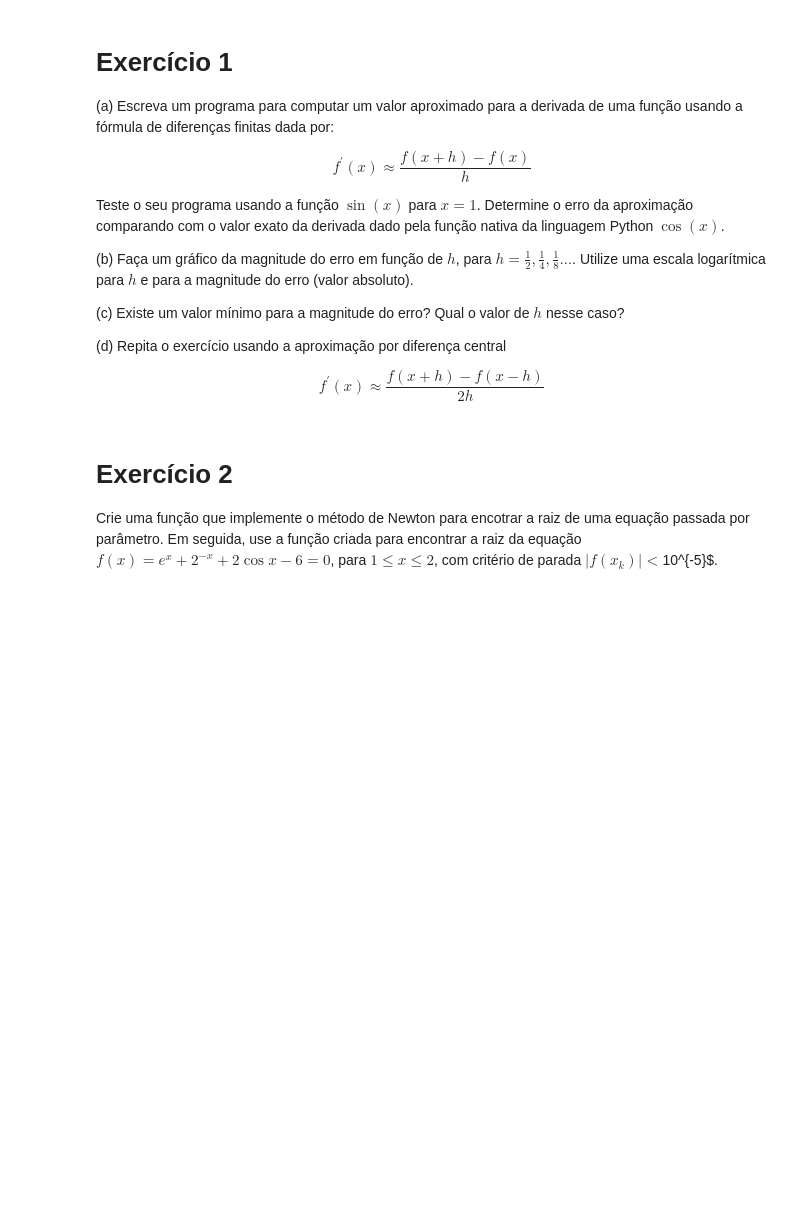
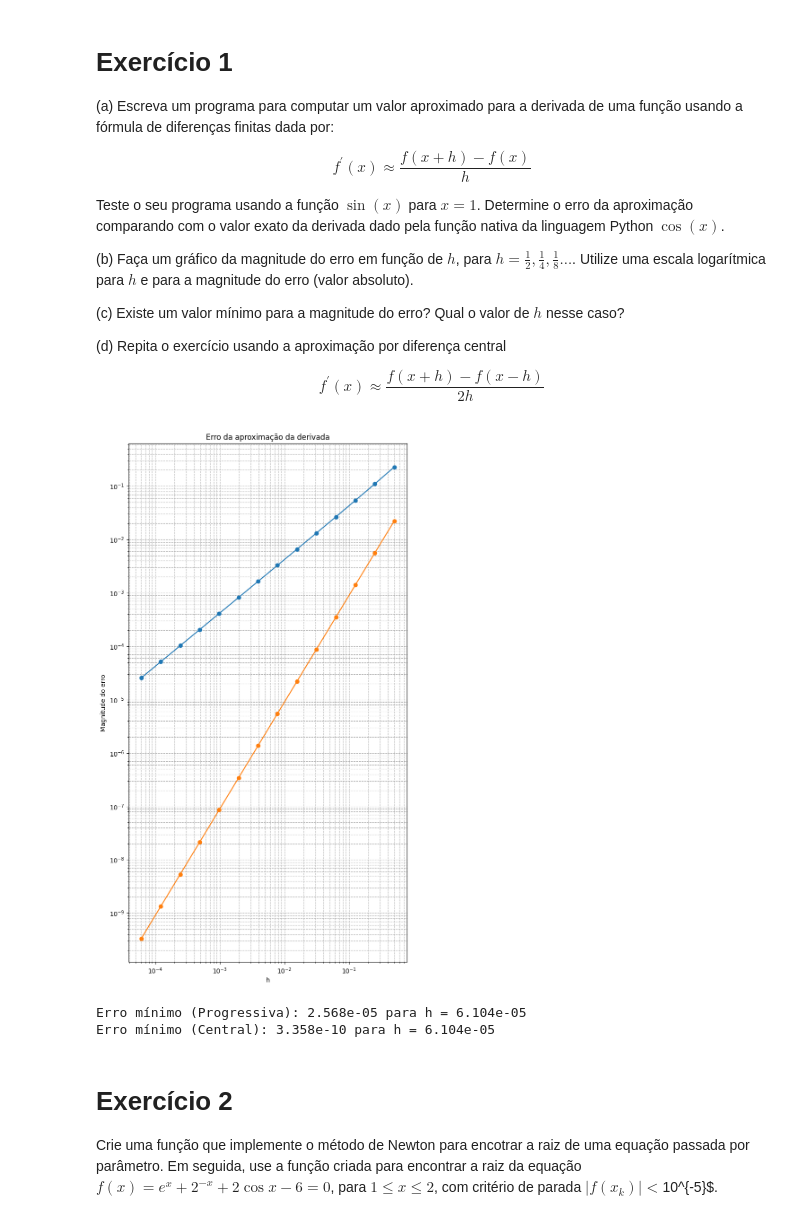
Before and after one commit to MarianaSiano/Calculo_Numerico, a Jupyter notebook: CN_turma_X_P1_2025_3.ipynb, the cells around one changed output. Saved outputs shown, nothing was run; the diff lists cells and outputs as text; code cells hidden in the pictures; blank space fills up the shorter version.

Commit message:
Erro na linha 'h_values = 2.0 ** -np.arange(1, 15)  # h = 1/2, 1/4, ..., 1/16384' corrigido

```diff
--- a/CN_turma_X_P1_2025_3.ipynb
+++ b/CN_turma_X_P1_2025_3.ipynb
@@ -44,38 +44,42 @@ def df_central(f, x, h):
     return (f(x + h) - f(x - h)) / (2 * h)
 
 x0 = 1
-h_values = 2 ** -np.arange(1, 15)  # h = 1/2, 1/4, ..., 1/16384
+h_values = 2.0 ** -np.arange(1, 15)  # h = 1/2, 1/4, ..., 1/16384
 
 erro_progressiva = []
 erro_central = []
 
 # Calcula erros para cada h nas duas aproximações (Letras (a) e (d))
 for h in h_values:
     derivada_prog = df_progressiva(f, x0, h)
     derivada_cent = df_central(f, x0, h)
     erro_p = abs(derivada_prog - df_analitica(x0))
     erro_c = abs(derivada_cent - df_analitica(x0))
     erro_progressiva.append(erro_p)
     erro_central.append(erro_c)
 
 # b) Gráfico do erro vs h (escala log-log)
 plt.figure(figsize=(8, 15))
 plt.loglog(h_values, erro_progressiva, 'o-', label='Diferença Progressiva')
 plt.loglog(h_values, erro_central, 'o-', label='Diferença Central')
 plt.xlabel('h')
 plt.ylabel('Magnitude do erro')
 plt.title('Erro da aproximação da derivada')
 plt.grid(True, which="both", ls="--")
 plt.show()
 
 # c) Encontrar o valor mínimo de erro e h corresponde para cada método
 h_min_progr = h_values[np.argmin(erro_progressiva)]
 h_min_cent = h_values[np.argmin(erro_central)]
 erro_min_progr = min(erro_progressiva)
 erro_min_cent = min(erro_central)
 
 print(f'Erro mínimo (Progressiva): {erro_min_progr:.3e} para h = {h_min_progr:.3e}')
 print(f'Erro mínimo (Central): {erro_min_cent:.3e} para h = {h_min_cent:.3e}')
+# %% [output]
+[figure, added]
+Erro mínimo (Progressiva): 2.568e-05 para h = 6.104e-05
+Erro mínimo (Central): 3.358e-10 para h = 6.104e-05
 # %% [markdown]
 # Exercício 2
 
```
